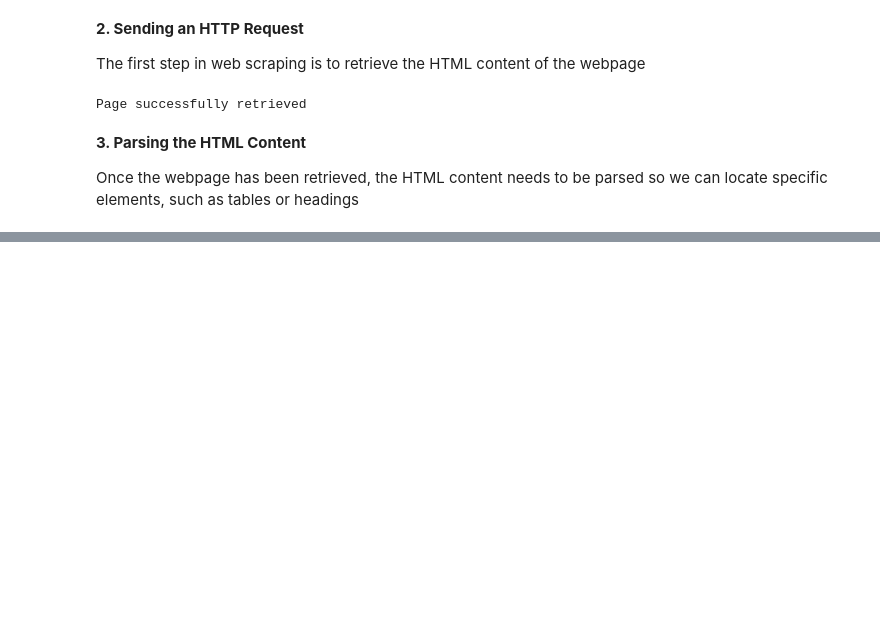
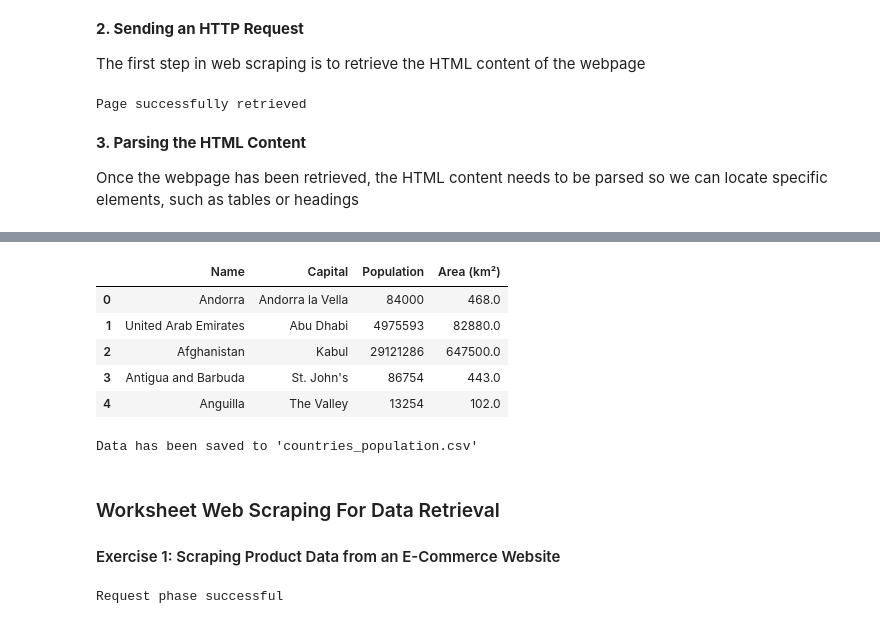
Before and after one commit to SolomonAyuba/data-quality-and-data-wrangling, a Jupyter notebook: Data Quality and Data Wrangling.ipynb, the cells around one changed output, grey strips where cells are left out. Saved outputs shown, nothing was run; the diff lists cells and outputs as text; code cells hidden in the pictures; blank space fills up the shorter version.

```diff
--- a/Data Quality and Data Wrangling.ipynb
+++ b/Data Quality and Data Wrangling.ipynb
@@ -1535,0 +1668,10 @@ so we can locate specific elements, such as tables or headings
+# %%
+# 1. Sending an HTTP Get request to fecth the page/url
+url = "https://www.scrapethissite.com/pages/simple/"
+response = requests.get(url)
+
+# Checking if the request was successful
+if response.status_code == 200:
+  print("Request process successful")
+else:
+  print(f"Request process unsucessful, Error Code: {response.status_code}")
@@ -1535,0 +1680,9 @@ so we can locate specific elements, such as tables or headings
+# %%
+# 2. Parse the html content using beautiful soup
+soup = BeautifulSoup(response.text, 'html.parser')
+soup
+
+'''
+# print prettified html code
+print(soup.prettify())
+'''
@@ -1535,0 +1691,4 @@ so we can locate specific elements, such as tables or headings
+# %%
+# 3. Find all Country Divs
+country_divs = soup.find_all('div', class_='col-md-4 country')
+country_divs
@@ -1535,0 +1697,15 @@ so we can locate specific elements, such as tables or headings
+# %%
+# Extract data from each country div
+countries_data = []
+for country in country_divs:
+    name = country.find('h3', class_='country-name').text.strip()
+    capital = country.find('span', class_='country-capital').text.strip()
+    population = country.find('span', class_='country-population').text.strip()
+    area = country.find('span', class_='country-area').text.strip()
+
+    countries_data.append({
+        'Name': name,
+        'Capital': capital,
+        'Population': population,
+        'Area (km²)': area
+    })
@@ -1535,0 +1734,23 @@ so we can locate specific elements, such as tables or headings
+# %%
+# Step 6: Create a DataFrame using pandas
+df = pd.DataFrame(countries_data)
+
+#Display the DataFrame
+df.head()
+# %% [output]
+|  | Name | Capital | Population | Area (km²) |
+| 0 | Andorra | Andorra la Vella | 84000 | 468.0 |
+| 1 | United Arab Emirates | Abu Dhabi | 4975593 | 82880.0 |
+| 2 | Afghanistan | Kabul | 29121286 | 647500.0 |
+| 3 | Antigua and Barbuda | St. John's | 86754 | 443.0 |
+| 4 | Anguilla | The Valley | 13254 | 102.0 |
+# %%
+# (Optional) Save to CSV
+df.to_csv('countries_population.csv')
+print("Data has been saved to 'countries_population.csv'")
+# %% [output]
+Data has been saved to 'countries_population.csv'
+# %% [markdown]
+### Worksheet Web Scraping For Data Retrieval
+
+#### Exercise 1: Scraping Product Data from an E-Commerce Website
@@ -1535,0 +1761,12 @@ so we can locate specific elements, such as tables or headings
+# %%
+# 1. Request to fetch the webpage content
+url = "https://webscraper.io/test-sites/e-commerce/static/computers/laptops"
+response = requests.get(url)
+
+# Verify the request
+if response.status_code == 200:
+  print("Request phase successful")
+else:
+  print(f"Request phase unsuccessful{response.status_code}")
+# %% [output]
+Request phase successful
```
Also changed, not shown: parts of 27 cells of this notebook.
